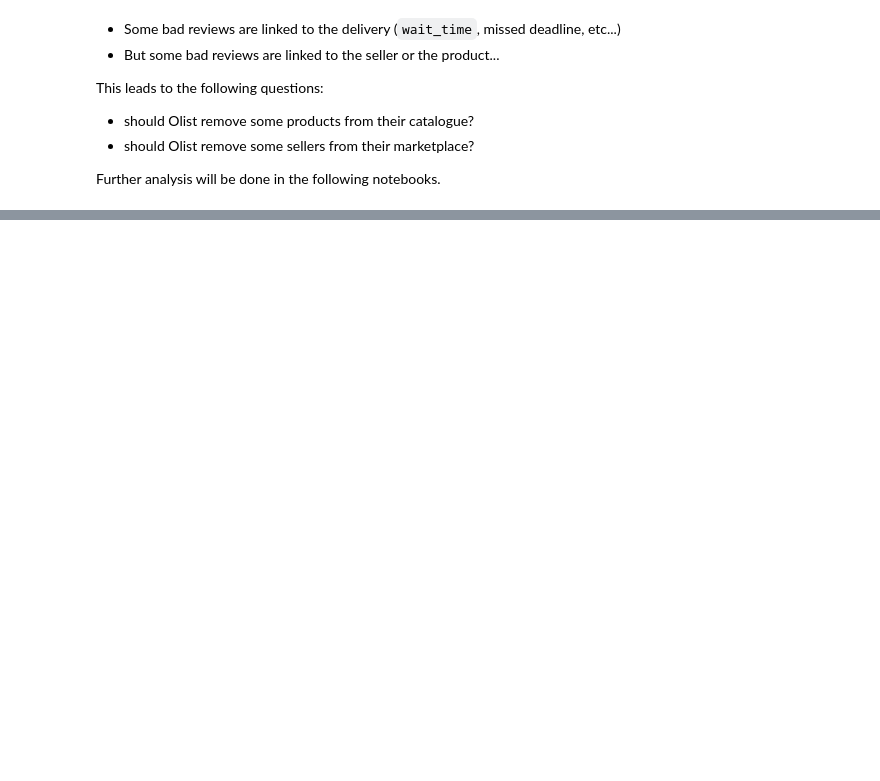
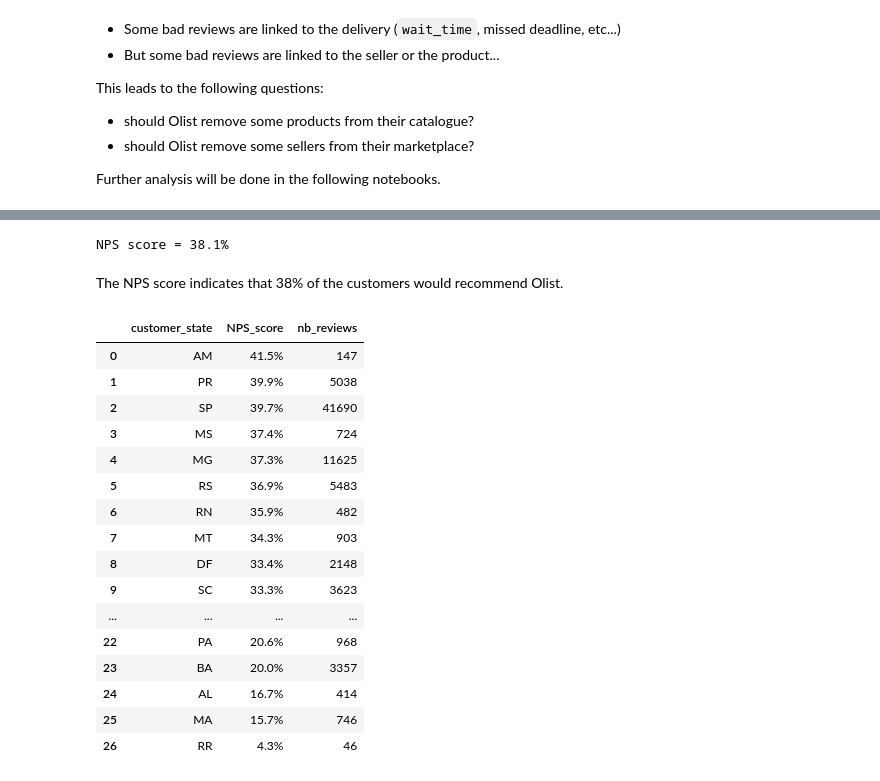
Before and after one commit to dialectique/Olist_data_analysis, a Jupyter notebook: notebooks/2_orders_analysis.ipynb, the cells around one changed output, grey strips where cells are left out. Saved outputs shown, nothing was run; the diff lists cells and outputs as text; code cells hidden in the pictures; blank space fills up the shorter version.

Commit message:
progress on 2_orders_analysis.ipynb: NPS analysis - update README.md

```diff
--- a/notebooks/2_orders_analysis.ipynb
+++ b/notebooks/2_orders_analysis.ipynb
@@ -561,0 +577,47 @@ Further analysis will be done in the following notebooks.
+# %%
+# compute NPS:
+# NPS = (percentage of Promoters) - (percentage of Detractors)
+# NPS = (nb Promoters - nb Detractors) / (nb reviews)
+nps = orders['review_score'].map({1: -1, 2: -1, 3: -1, 4: 0, 5: 1}).sum() / len(orders)
+
+print(f"NPS score = {round(nps*100, 1)}%")
+# %% [output]
+NPS score = 38.1%
+# %% [markdown]
+The NPS score indicates that 38% of the customers would recommend Olist.
+# %%
+# compute merged dataframe from the original Olist dataframes
+merged_df = data['orders'].merge(data['customers'], on='customer_id').merge(data['order_reviews'], on='order_id')
+
+# compute NPS per customer states
+NPS_per_customer_state = merged_df.groupby(['customer_state'])['review_score'] \
+    .apply(lambda x: x.map({1: -1, 2: -1, 3: -1, 4: 0, 5: 1}).sum() / x.count()) \
+    .reset_index().sort_values('review_score', ascending=False) \
+    .rename(columns={'review_score': 'NPS_score'}).reset_index(drop=True)
+
+# compute the number of reviews per customer states
+nb_reviews = merged_df.groupby(['customer_state'])['review_score'].count() \
+    .reset_index().rename(columns={'review_score': 'nb_reviews'})
+
+# merge NPS_per_customer_state and nb_reviews
+merged_NPS_per_state = NPS_per_customer_state.merge(nb_reviews, on="customer_state")
+
+merged_NPS_per_state.style.format({'NPS_score': '{:,.1%}'.format})
+# %% [output]
+|  | customer_state | NPS_score | nb_reviews |
+| 0 | AM | 41.5% | 147 |
+| 1 | PR | 39.9% | 5038 |
+| 2 | SP | 39.7% | 41690 |
+| 3 | MS | 37.4% | 724 |
+| 4 | MG | 37.3% | 11625 |
+| 5 | RS | 36.9% | 5483 |
+| 6 | RN | 35.9% | 482 |
+| 7 | MT | 34.3% | 903 |
+| 8 | DF | 33.4% | 2148 |
+| 9 | SC | 33.3% | 3623 |
+| ... | ... | ... | ... |
+| 22 | PA | 20.6% | 968 |
+| 23 | BA | 20.0% | 3357 |
+| 24 | AL | 16.7% | 414 |
+| 25 | MA | 15.7% | 746 |
+| 26 | RR | 4.3% | 46 |
```
Also changed, not shown: parts of 8 cells of this notebook, 1 other file.
